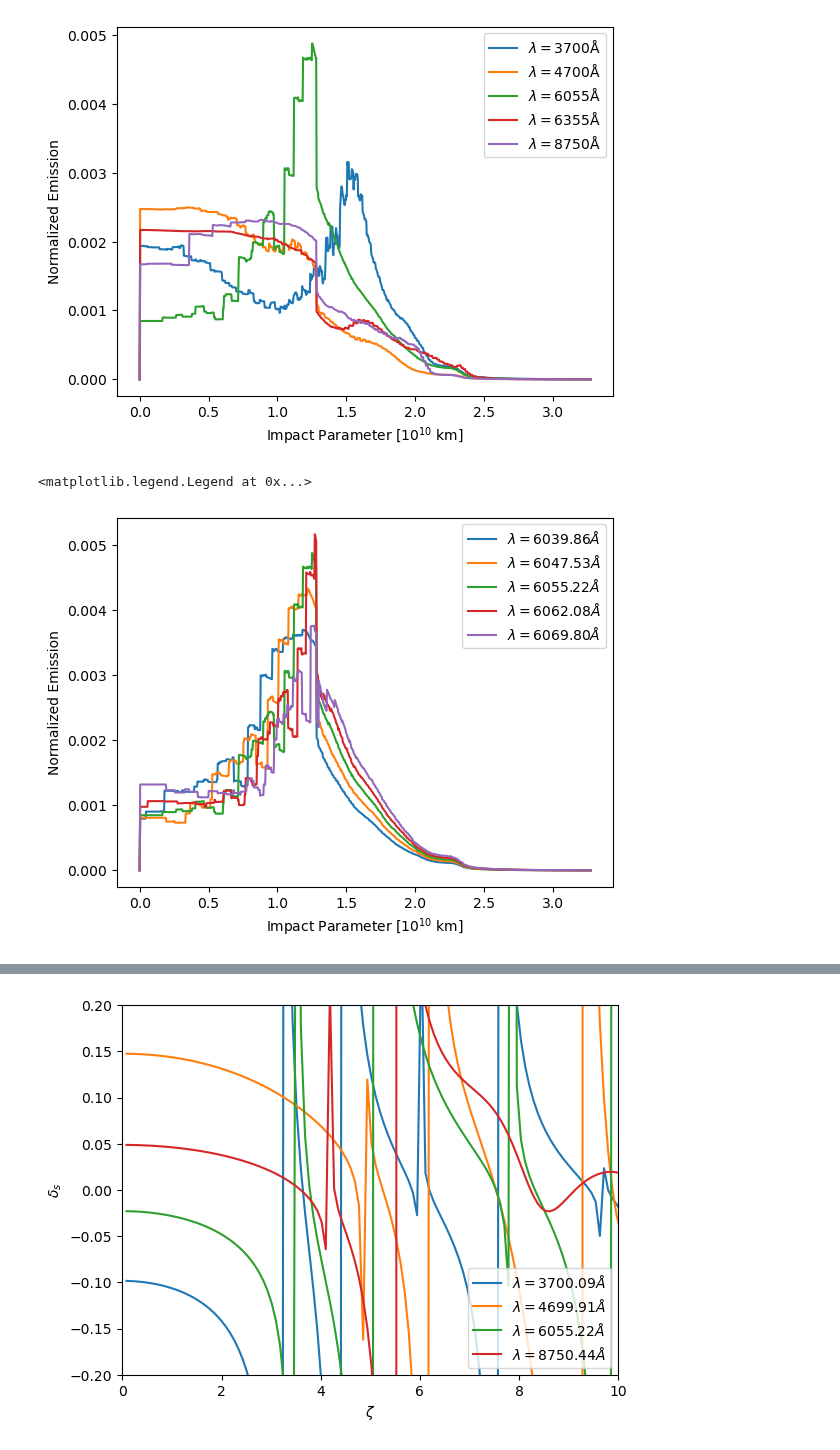
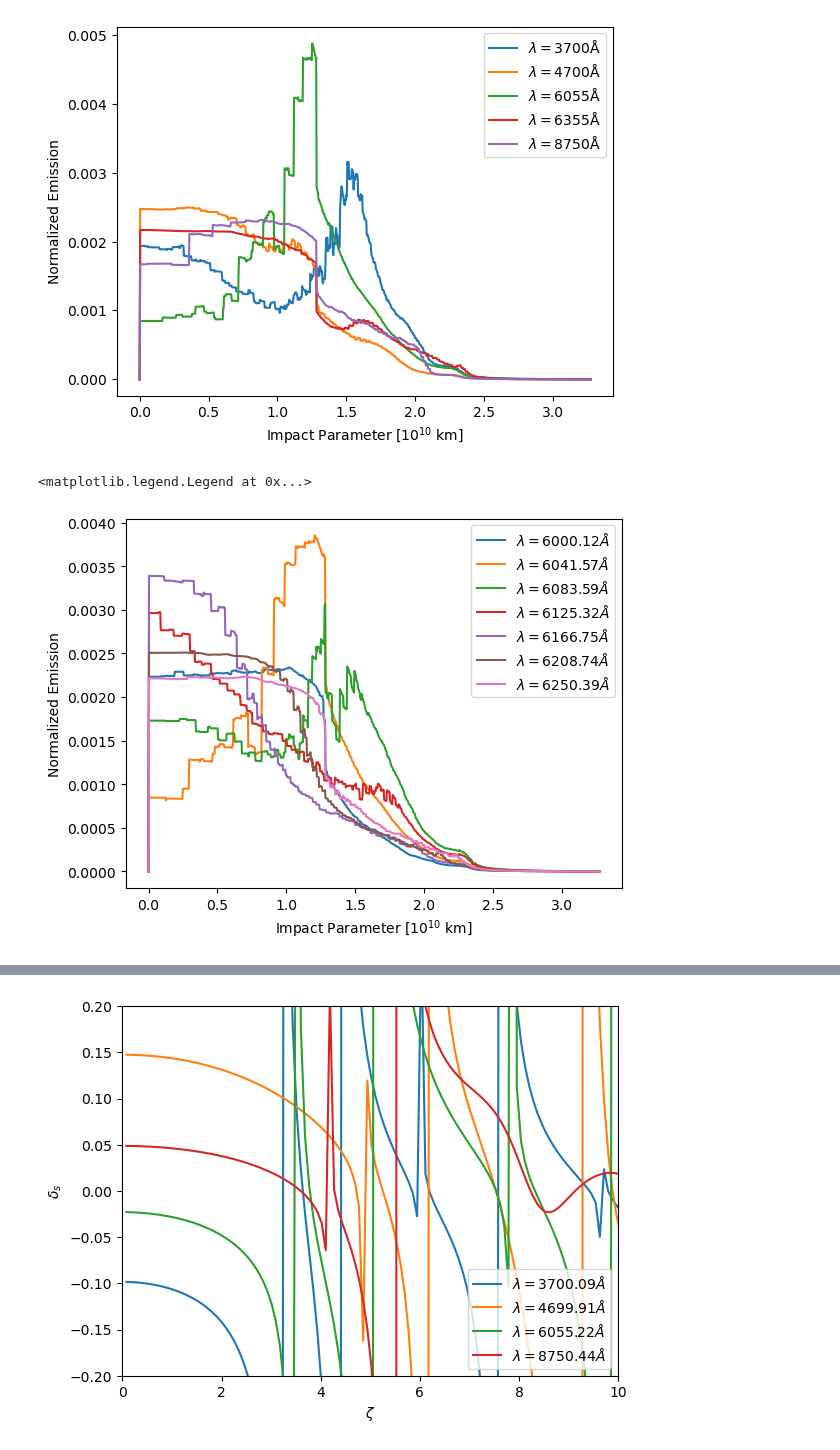
Before and after one commit to AlexGKim/II, a Jupyter notebook: II.ipynb, the cells around one changed output, grey strips where cells are left out. Drawn from its saved outputs; the diff is of its cells as text; code cells hidden in the pictures.

Commit message:
Plot focusing around the SiII feature

```diff
--- a/II.ipynb
+++ b/II.ipynb
@@ -153,15 +153,16 @@ plt.savefig('impact.pdf')
 # %% [output]
 [figure]
 # %%
-lams = numpy.linspace(6040,6070,5)
+lams = numpy.linspace(6000,6250,7)
+# lams = [6000,6030,6060,6100,6130,6170,6250]
 idxs = [numpy.abs(lambdas - l).argmin() for l in lams]
 for idx in idxs:
     plt.plot(p_rays/1e15, ren[idx,:],label=r"$\lambda={:.2f}\AA$".format(lambdas[idx]))
 
 plt.xlabel(r"Impact Parameter [$10^{10}~\text{km}$]")
 plt.ylabel(r"Normalized Emission")
 plt.legend()
 # %% [output]
 <matplotlib.legend.Legend at 0x...>
-[figure, old version]
+[figure, new version]
 # %%
```
Also changed, not shown: parts of 1 cell of this notebook, 1 other file.
